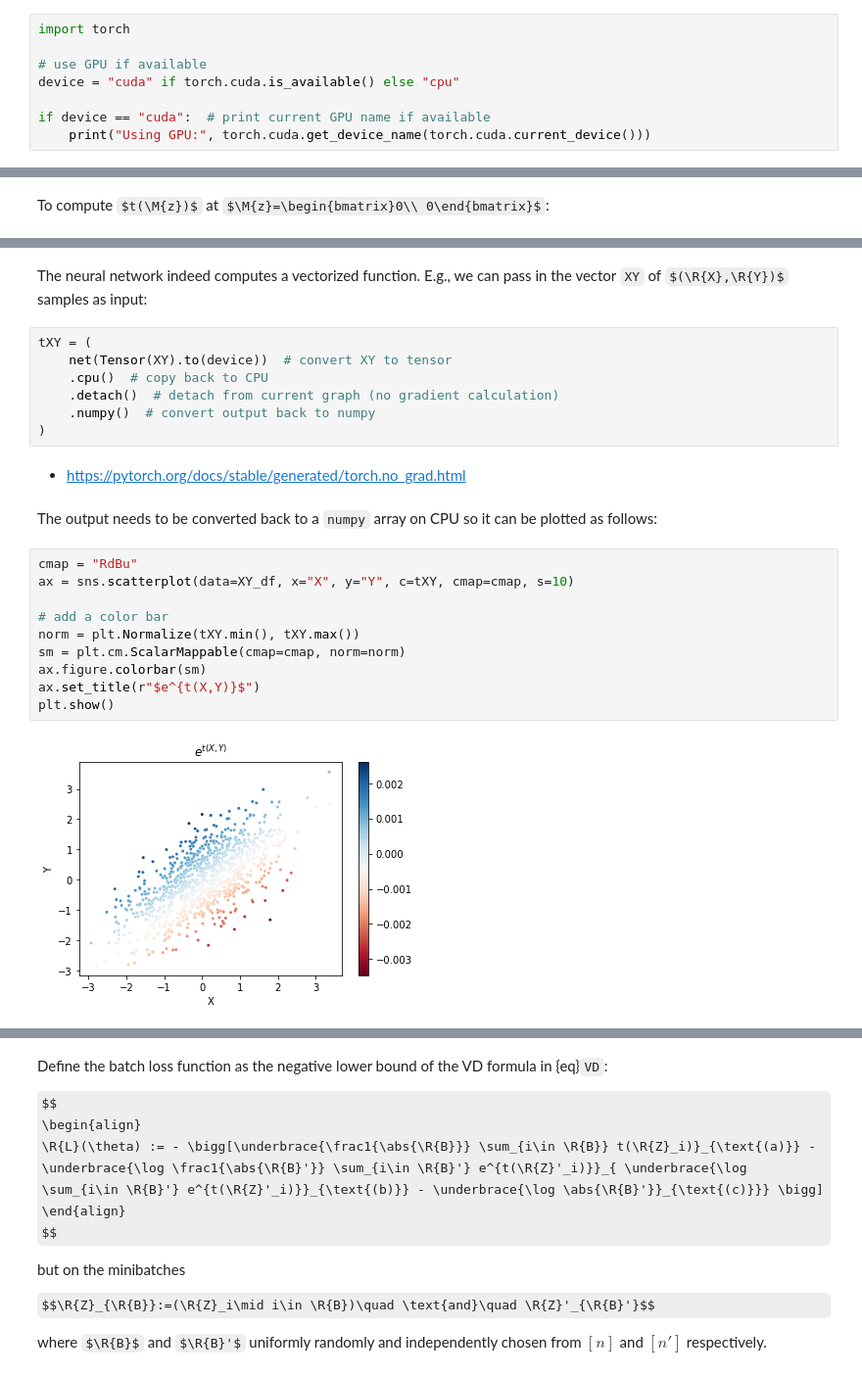
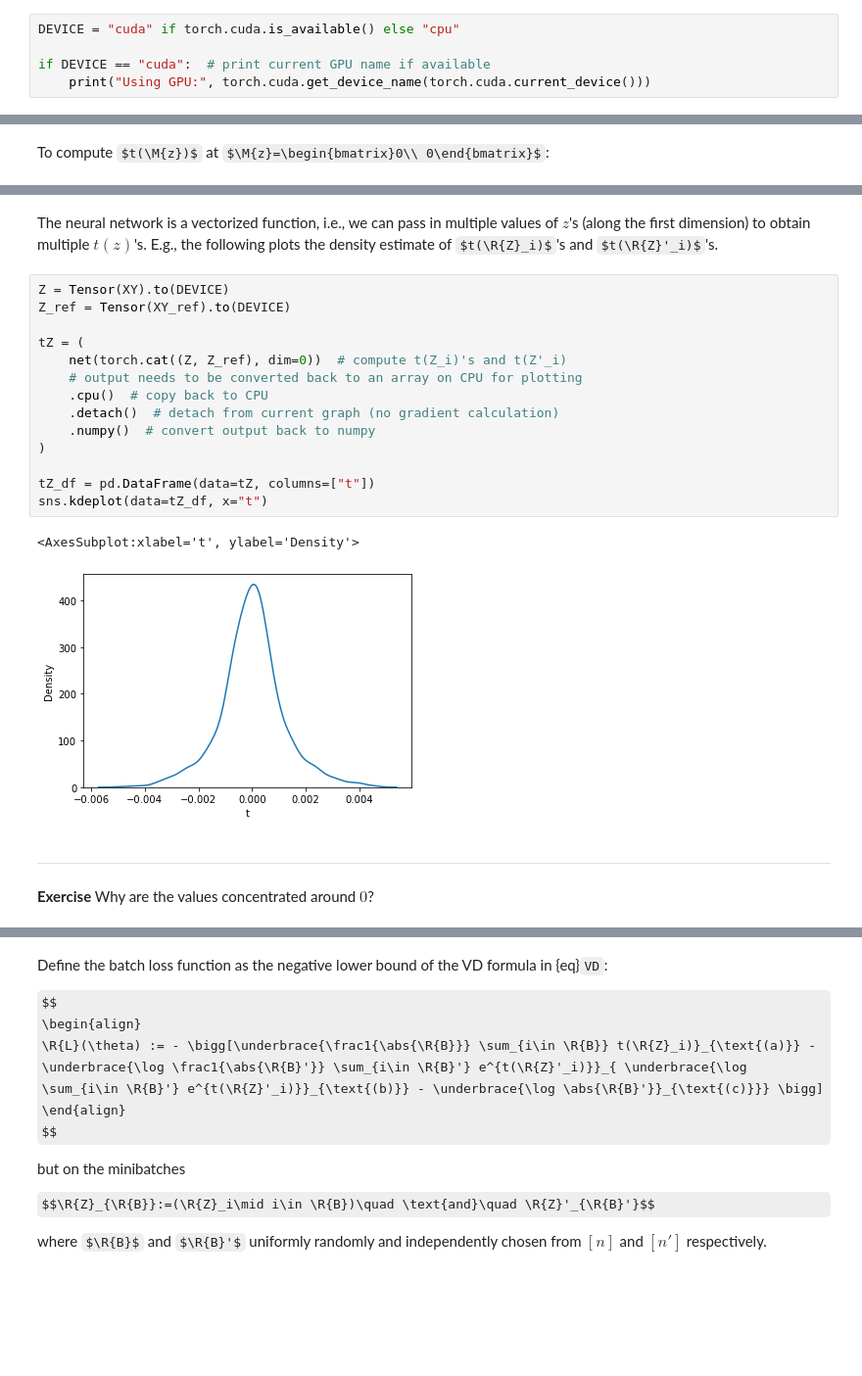
Before and after one commit to ccha23/miml, a Jupyter notebook: part1/variational.ipynb, the cells around one changed output, grey strips where cells are left out. Shown at 98% size. Drawn from its saved outputs; the diff is of its cells as text; some formulas as TeX source; blank space fills up the shorter version.

```diff
--- a/part1/variational.ipynb
+++ b/part1/variational.ipynb
@@ -436,12 +414,9 @@ $$
 # %% [markdown]
 We will train a neural network with `torch` and use GPU if available:
 # %%
-import torch
+DEVICE = "cuda" if torch.cuda.is_available() else "cpu"
 
-# use GPU if available
-device = "cuda" if torch.cuda.is_available() else "cpu"
-
-if device == "cuda":  # print current GPU name if available
+if DEVICE == "cuda":  # print current GPU name if available
     print("Using GPU:", torch.cuda.get_device_name(torch.cuda.current_device()))
 # %% [output]
 Using GPU: Tesla T4
@@ -513,28 +482,26 @@ net(z)
 # %% [output]
 tensor([[0.]], device='cuda:0', grad_fn=<AddmmBackward>)
 # %% [markdown]
-The neural network indeed computes a vectorized function. E.g., we can pass in the vector `XY` of $(\R{X},\R{Y})$ samples as input:
+The neural network is a vectorized function, i.e., we can pass in multiple values of $z$'s (along the first dimension) to obtain multiple $t(z)$'s. E.g., the following plots the density estimate of $t(\R{Z}_i)$'s and $t(\R{Z}'_i)$'s.
 # %%
-tXY = (
-    net(Tensor(XY).to(device))  # convert XY to tensor
+Z = Tensor(XY).to(DEVICE)
+Z_ref = Tensor(XY_ref).to(DEVICE)
+
+tZ = (
+    net(torch.cat((Z, Z_ref), dim=0))  # compute t(Z_i)'s and t(Z'_i)
+    # output needs to be converted back to an array on CPU for plotting
     .cpu()  # copy back to CPU
     .detach()  # detach from current graph (no gradient calculation)
     .numpy()  # convert output back to numpy
 )
+
+tZ_df = pd.DataFrame(data=tZ, columns=["t"])
+sns.kdeplot(data=tZ_df, x="t")
+# %% [output]
+<AxesSubplot:xlabel='t', ylabel='Density'>
+[figure, added]
-# %% [markdown]
-- https://pytorch.org/docs/stable/generated/torch.no_grad.html
-# %% [markdown]
-The output needs to be converted back to a `numpy` array on CPU so it can be plotted as follows:
-# %%
-cmap = "RdBu"
-ax = sns.scatterplot(data=XY_df, x="X", y="Y", c=tXY, cmap=cmap, s=10)
-
-# add a color bar
-norm = plt.Normalize(tXY.min(), tXY.max())
-sm = plt.cm.ScalarMappable(cmap=cmap, norm=norm)
-ax.figure.colorbar(sm)
-ax.set_title(r"$e^{t(X,Y)}$")
-plt.show()
-# %% [output]
-[figure, removed]
+# %% [markdown]
+---
+# %% [markdown]
+**Exercise** Why are the values concentrated around $0$?
 # %% [markdown]
```
Also changed, not shown: parts of 28 cells of this notebook, 1 other file.
